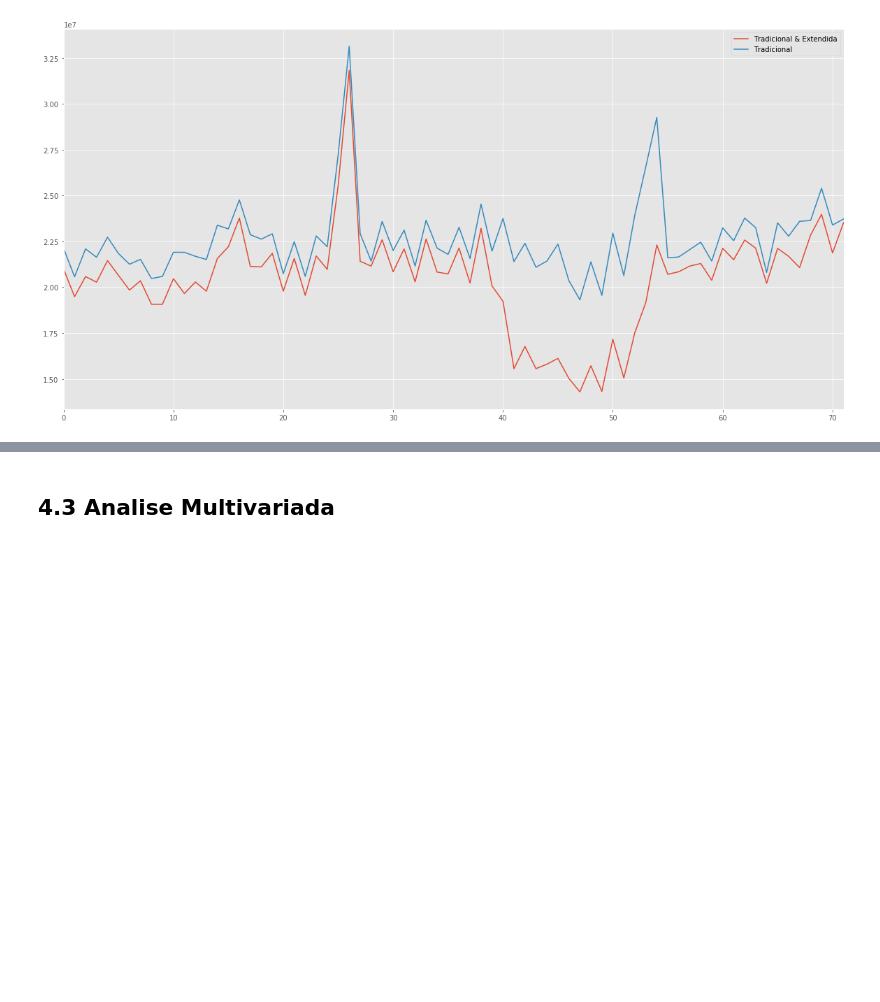
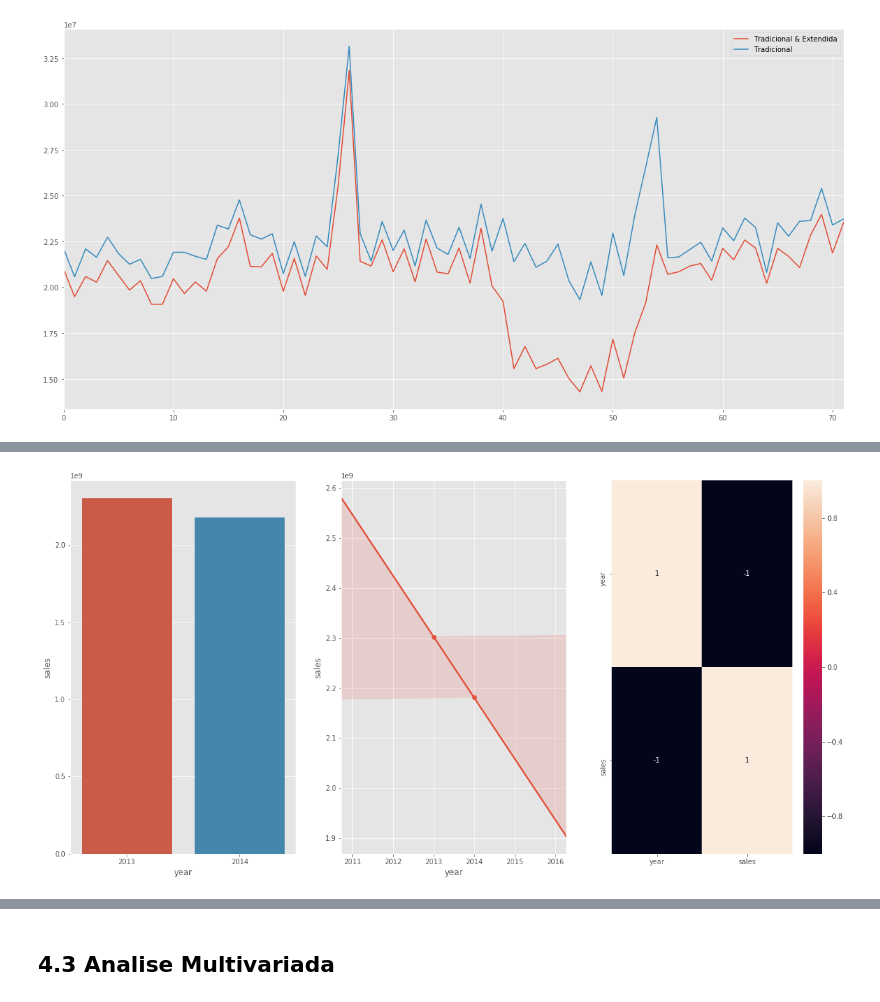
Before and after one commit to matheuszwilk/DataScience_Em_Producao, a Jupyter notebook: notebooks/m04_v01_store_sales_prediction.ipynb, the cells around one changed output, grey strips where cells are left out. Cells and saved outputs as stored; diff of their text form; code cells hidden in the pictures; blank space fills up the shorter version.

```diff
--- a/notebooks/m04_v01_store_sales_prediction.ipynb
+++ b/notebooks/m04_v01_store_sales_prediction.ipynb
@@ -657,0 +686,14 @@ ax.legend(labels=['Tradicional & Extendida', 'Tradicional']);
+# %%
+aux = df4[df4['year'] < 2015] # Ano de 2015 ainda não está fechado.
+
+plt.subplot(1, 3, 1)
+aux1 = aux[['year', 'sales']].groupby('year').sum().reset_index()
+sns.barplot(x='year', y='sales', data=aux1);
+
+plt.subplot(1, 3, 2)
+sns.regplot(x='year', y='sales', data=aux1);
+
+plt.subplot(1, 3, 3)
+sns.heatmap(aux1.corr(method='pearson'), annot=True);
+# %% [output]
+[figure, added]
```
Also changed, not shown: parts of 13 cells of this notebook.
